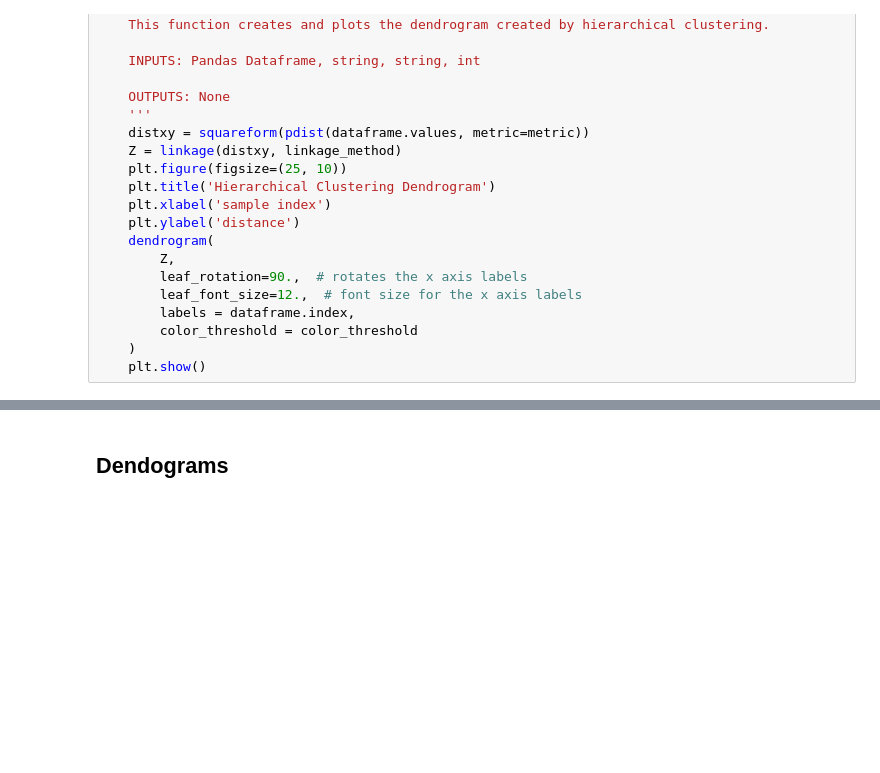
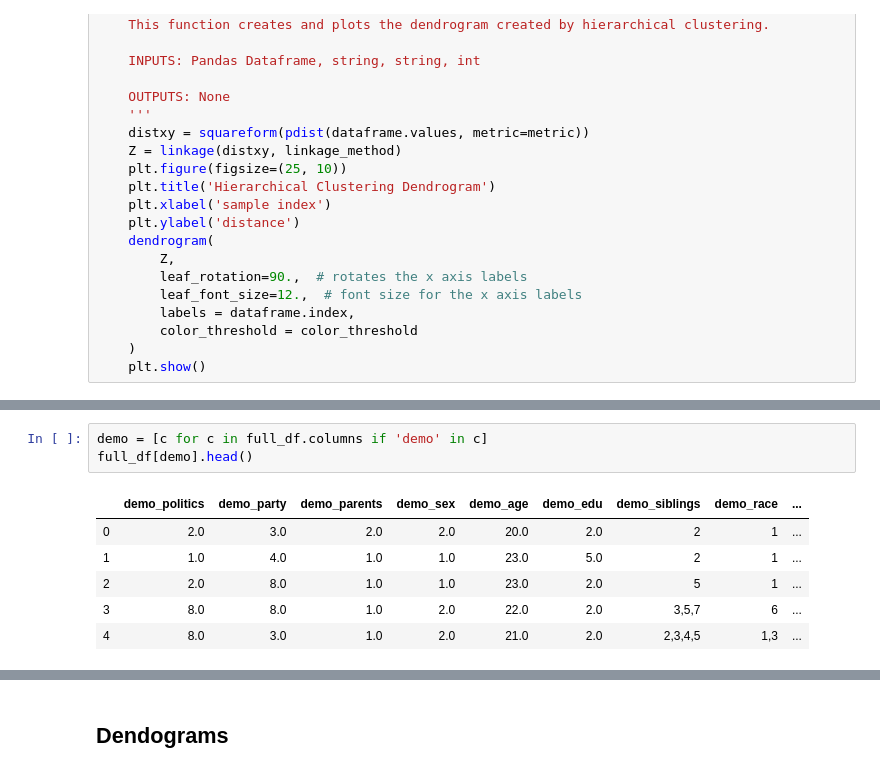
Before and after one commit to anthonybaulo/emerging-adulthood-psych-study, a Jupyter notebook: dev/EAMMI_3_model.ipynb, the cells around one changed output, grey strips where cells are left out. Cells and saved outputs as stored; diff of their text form; blank space fills up the shorter version.

```diff
--- a/dev/EAMMI_3_model.ipynb
+++ b/dev/EAMMI_3_model.ipynb
@@ -165,0 +211,10 @@ nmf, topic_questions, top_n_per_person = nmf_results(df, n_topics=10, top_ques=1
+# %%
+demo = [c for c in full_df.columns if 'demo' in c]
+full_df[demo].head()
+# %% [output]
+|  | demo_politics | demo_party | demo_parents | demo_sex | demo_age | demo_edu | demo_siblings | demo_race | ... |
+| 0 | 2.0 | 3.0 | 2.0 | 2.0 | 20.0 | 2.0 | 2 | 1 | ... |
+| 1 | 1.0 | 4.0 | 1.0 | 1.0 | 23.0 | 5.0 | 2 | 1 | ... |
+| 2 | 2.0 | 8.0 | 1.0 | 1.0 | 23.0 | 2.0 | 5 | 1 | ... |
+| 3 | 8.0 | 8.0 | 1.0 | 2.0 | 22.0 | 2.0 | 3,5,7 | 6 | ... |
+| 4 | 8.0 | 3.0 | 1.0 | 2.0 | 21.0 | 2.0 | 2,3,4,5 | 1,3 | ... |
```
Also changed, not shown: parts of 21 cells of this notebook, 2 other files.
